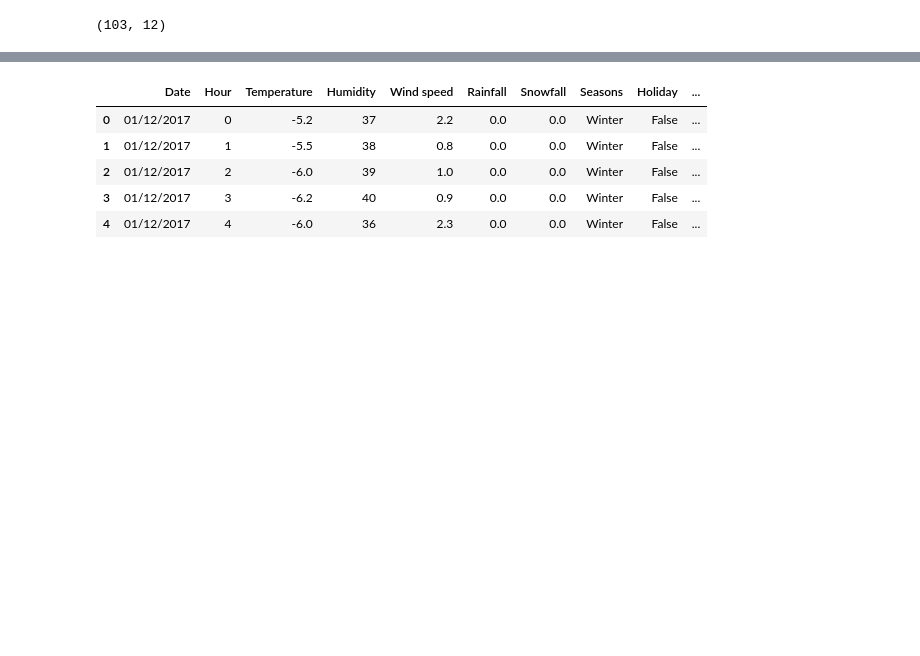
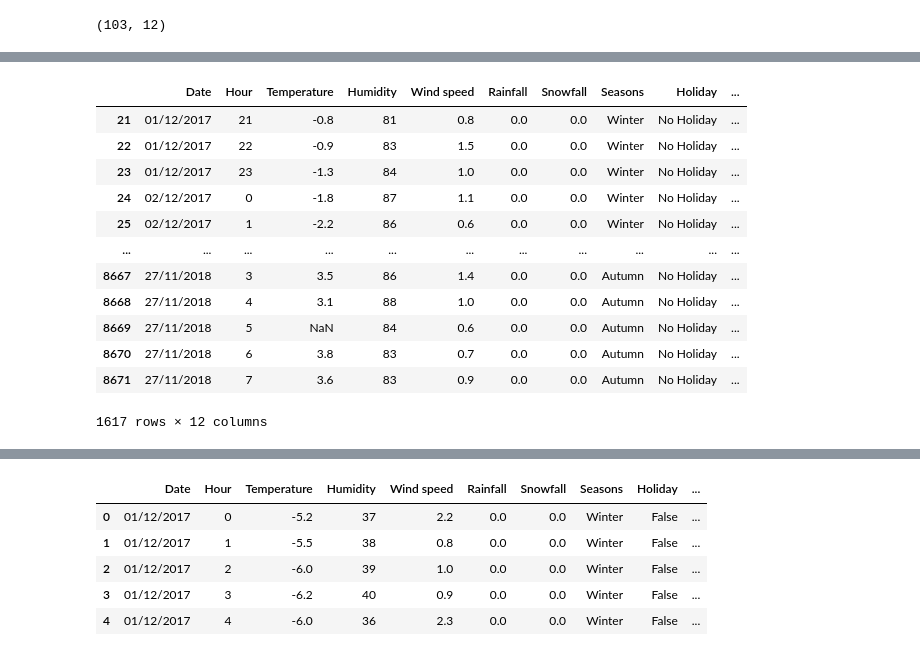
Before and after one commit to rogovich/2022_POL_Data_Analysis_in_Python, a Jupyter notebook: @In-Class_Notebooks/2022.02.01/20220102_Pandas.ipynb, the cells around one changed output, grey strips where cells are left out. Drawn from its saved outputs; the diff is of its cells as text; code cells hidden in the pictures; blank space fills up the shorter version.

```diff
--- a/@In-Class_Notebooks/2022.02.01/20220102_Pandas.ipynb
+++ b/@In-Class_Notebooks/2022.02.01/20220102_Pandas.ipynb
@@ -188,3 +224,19 @@ dtype: int64
+# %%
+bikes[bikes['Humidity'].isin(range(80,101))]
+# %% [output]
+|  | Date | Hour | Temperature | Humidity | Wind speed | Rainfall | Snowfall | Seasons | Holiday | ... |
+| 21 | 01/12/2017 | 21 | -0.8 | 81 | 0.8 | 0.0 | 0.0 | Winter | No Holiday | ... |
+| 22 | 01/12/2017 | 22 | -0.9 | 83 | 1.5 | 0.0 | 0.0 | Winter | No Holiday | ... |
+| 23 | 01/12/2017 | 23 | -1.3 | 84 | 1.0 | 0.0 | 0.0 | Winter | No Holiday | ... |
+| 24 | 02/12/2017 | 0 | -1.8 | 87 | 1.1 | 0.0 | 0.0 | Winter | No Holiday | ... |
+| 25 | 02/12/2017 | 1 | -2.2 | 86 | 0.6 | 0.0 | 0.0 | Winter | No Holiday | ... |
+| ... | ... | ... | ... | ... | ... | ... | ... | ... | ... | ... |
+| 8667 | 27/11/2018 | 3 | 3.5 | 86 | 1.4 | 0.0 | 0.0 | Autumn | No Holiday | ... |
+| 8668 | 27/11/2018 | 4 | 3.1 | 88 | 1.0 | 0.0 | 0.0 | Autumn | No Holiday | ... |
+| 8669 | 27/11/2018 | 5 | NaN | 84 | 0.6 | 0.0 | 0.0 | Autumn | No Holiday | ... |
+| 8670 | 27/11/2018 | 6 | 3.8 | 83 | 0.7 | 0.0 | 0.0 | Autumn | No Holiday | ... |
+| 8671 | 27/11/2018 | 7 | 3.6 | 83 | 0.9 | 0.0 | 0.0 | Autumn | No Holiday | ... |
+1617 rows × 12 columns
 # %%
 bikes['Rental Count'] = bikes['Partner 1'] + bikes['Partner 2']
 # %%
```
Also changed, not shown: parts of 59 cells of this notebook, 3 other files.
